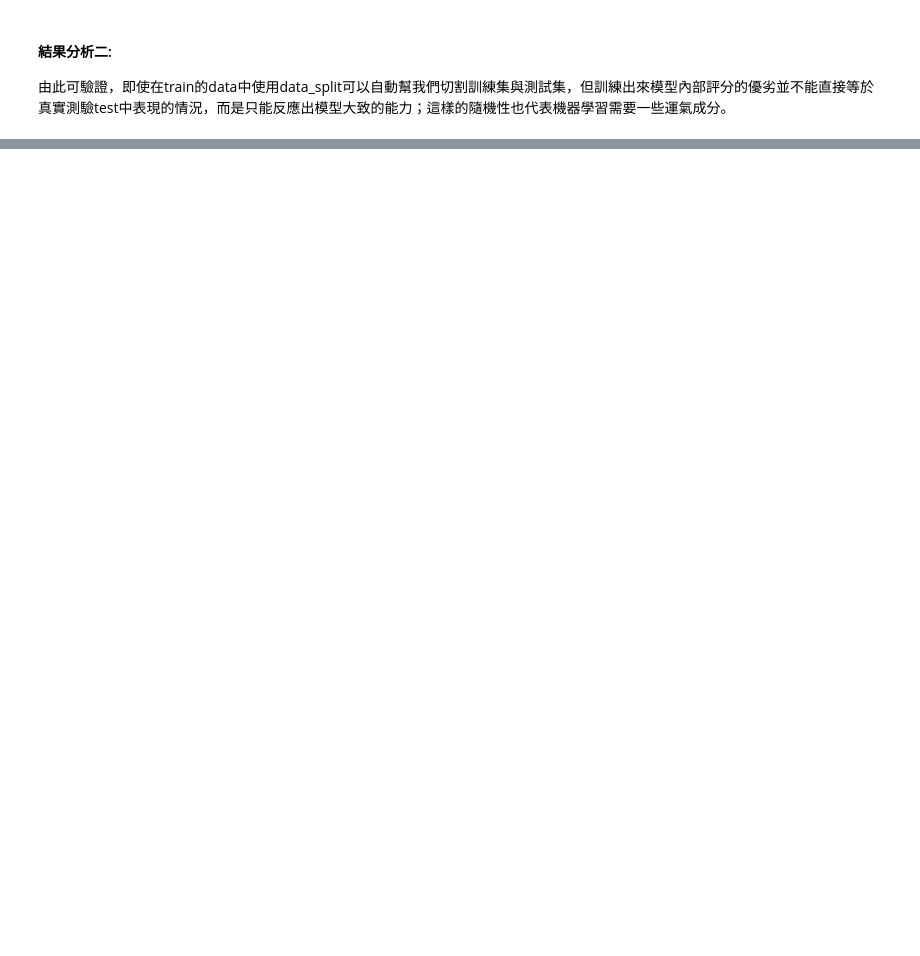
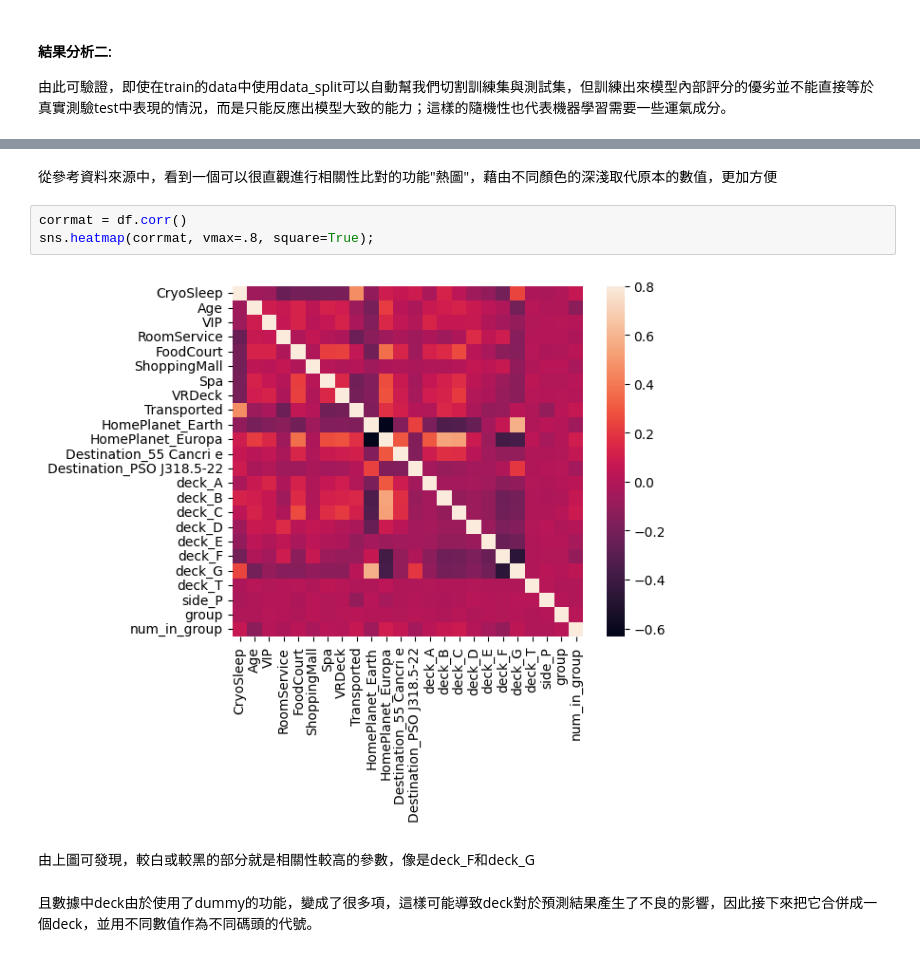
Before and after one commit to Daxting/Machine-Learning-Project, a Jupyter notebook: hw2.ipynb, the cells around one changed output, grey strips where cells are left out. Cells and saved outputs as stored; diff of their text form; blank space fills up the shorter version.

```diff
--- a/hw2.ipynb
+++ b/hw2.ipynb
@@ -592,0 +585,11 @@ forSubmissionDF.to_csv('for_submission_20231102.csv', index=False)
+# %% [markdown]
+從參考資料來源中，看到一個可以很直觀進行相關性比對的功能"熱圖"，藉由不同顏色的深淺取代原本的數值，更加方便
+# %%
+corrmat = df.corr()
+sns.heatmap(corrmat, vmax=.8, square=True);
+# %% [output]
+[figure, added]
+# %% [markdown]
+由上圖可發現，較白或較黑的部分就是相關性較高的參數，像是deck_F和deck_G
+# %% [markdown]
+且數據中deck由於使用了dummy的功能，變成了很多項，這樣可能導致deck對於預測結果產生了不良的影響，因此接下來把它合併成一個deck，並用不同數值作為不同碼頭的代號。
```
Also changed, not shown: parts of 27 cells of this notebook.
